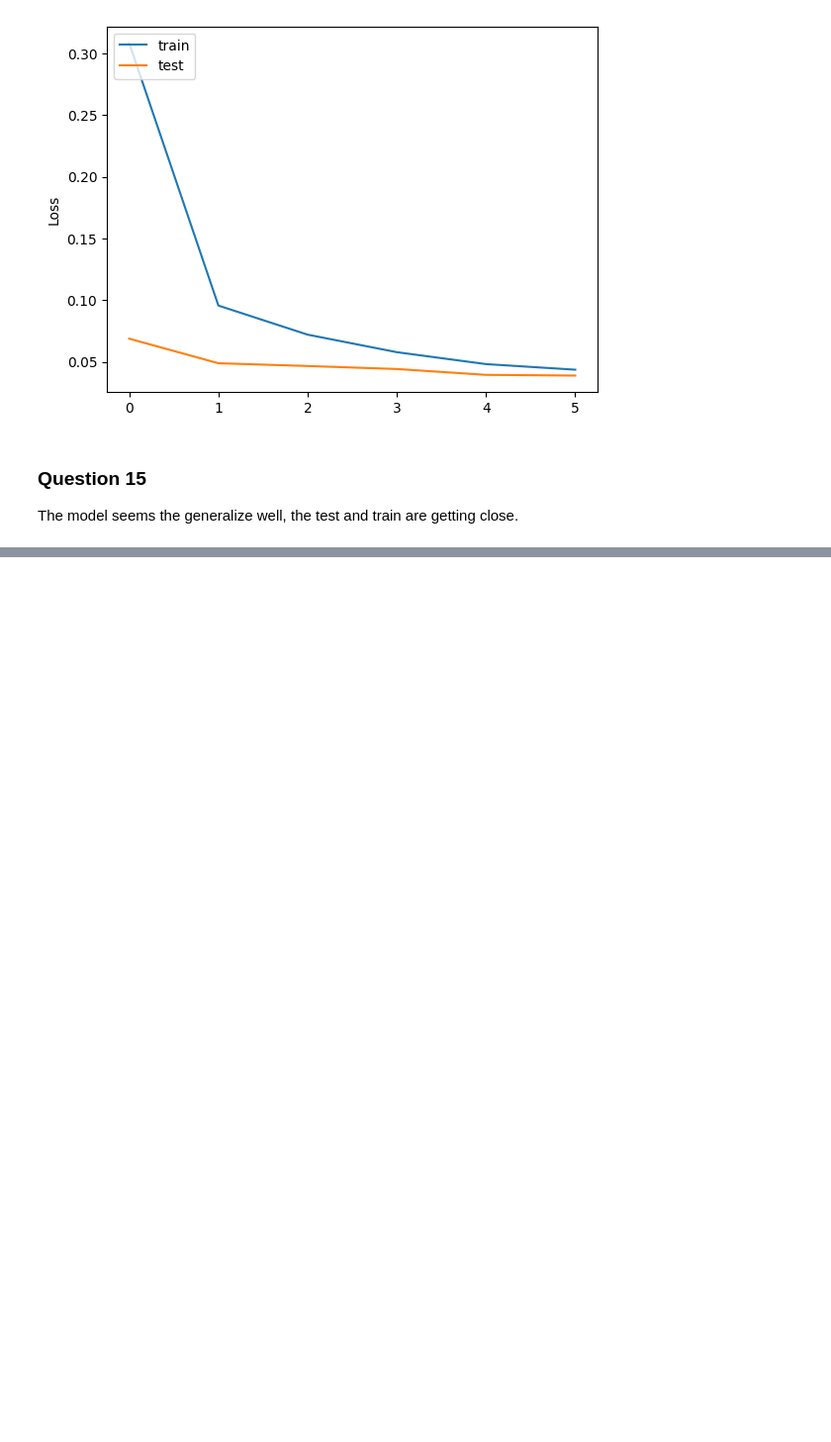
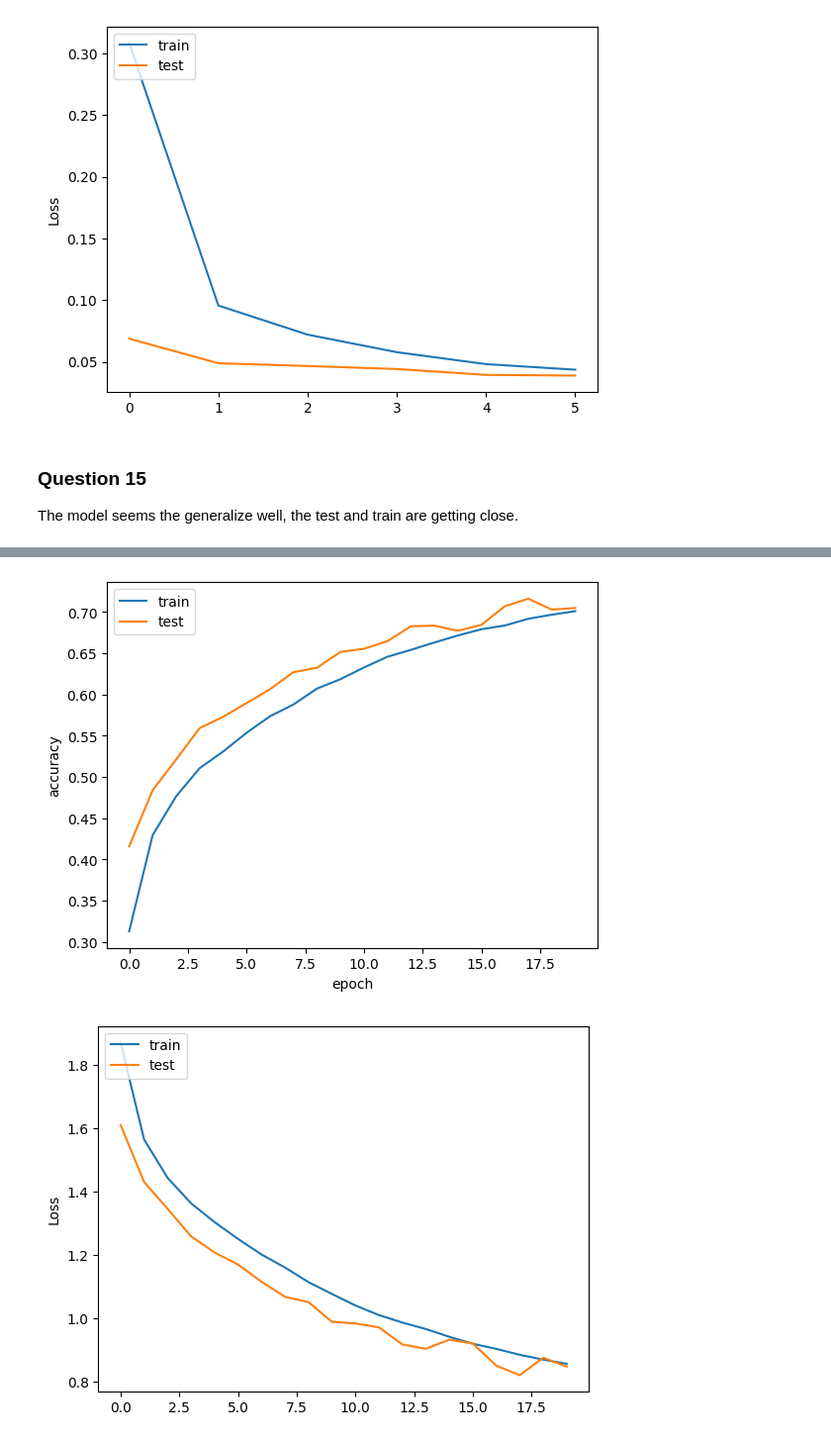
Before and after one commit to BartvanWoesik/Network_analysis_2, a Jupyter notebook: lab1.ipynb, the cells around one changed output, grey strips where cells are left out. Shown at 99% size. Saved outputs shown, nothing was run; the diff lists cells and outputs as text; code cells hidden in the pictures; blank space fills up the shorter version.

```diff
--- a/lab1.ipynb
+++ b/lab1.ipynb
@@ -281,0 +293,29 @@ The model seems the generalize well, the test and train are getting close.
+# %%
+y_train_new = keras.utils.to_categorical(y_train, 10)
+y_test_new = keras.utils.to_categorical(y_test, 10)
+# %%
+model = keras.Sequential()
+model.add(keras.layers.Conv2D(filters=32, kernel_size=(3, 3),
+activation="relu", input_shape=(32, 32, 3), padding = "same"))
+model.add(keras.layers.Conv2D(filters=32, kernel_size=(3, 3),
+activation="relu"))
+model.add(keras.layers.MaxPool2D(pool_size=(2, 2)))
+model.add(keras.layers.Dropout(rate=0.25))
+model.add(keras.layers.Conv2D(filters=32, kernel_size=(3, 3),
+activation="relu", input_shape=(32, 32, 3), padding = "same"))
+model.add(keras.layers.Conv2D(filters=32, kernel_size=(3, 3),
+activation="relu"))
+model.add(keras.layers.MaxPool2D(pool_size=(2, 2)))
+model.add(keras.layers.Dropout(rate=0.25))
+model.add(keras.layers.Flatten())
+model.add(keras.layers.Dense(512, activation="relu"))
+model.add(keras.layers.Dropout(rate=0.5))
+model.add(keras.layers.Dense(10, activation="softmax"))
+# %%
+
+
+model.compile(loss='categorical_crossentropy',optimizer = keras.optimizers.RMSprop(learning_rate=0.0001,
+decay=1e-6),
+metrics='accuracy')
+# %%
+fit5 =  model.fit(x_train, y_train_new, batch_size=32, epochs=20, verbose=1, validation_data = (x_test, y_test_new), shuffle = True)
@@ -281,0 +340,16 @@ The model seems the generalize well, the test and train are getting close.
+# %%
+plt.plot(fit5.history['accuracy'])
+plt.plot(fit5.history['val_accuracy'])
+plt.ylabel('accuracy')
+plt.xlabel('epoch')
+plt.legend(['train', 'test'], loc='upper left')
+plt.show()
+
+plt.plot(fit5.history['loss'])
+plt.plot(fit5.history['val_loss'])
+plt.ylabel('Loss')
+plt.legend(['train', 'test'], loc='upper left')
+plt.show()
+# %% [output]
+[figure, added]
+[figure, added]
```
Also changed, not shown: parts of 3 cells of this notebook.
